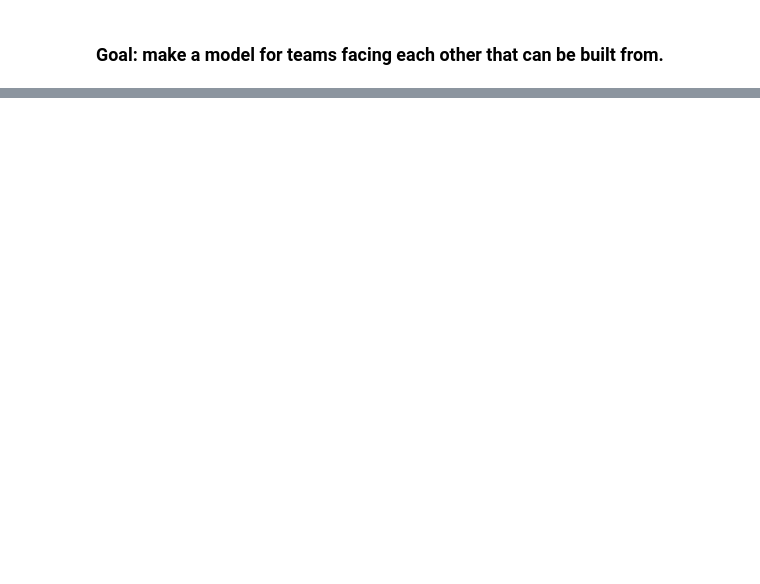
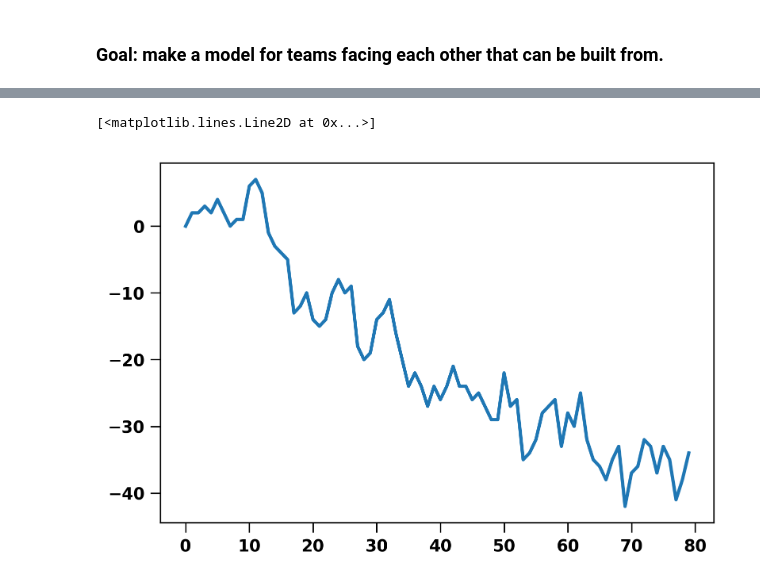
Before and after one commit to fantasy-toolz/2017-MLB-Analysis, a Jupyter notebook: league_notebooks/Matchup-Analysis.ipynb, the cells around one changed output, grey strips where cells are left out. Drawn from its saved outputs; the diff is of its cells as text; code cells hidden in the pictures; blank space fills up the shorter version.

```diff
--- a/league_notebooks/Matchup-Analysis.ipynb
+++ b/league_notebooks/Matchup-Analysis.ipynb
@@ -51,0 +153,39 @@ print datasets[0]
+# %%
+#http://www.fangraphs.com/wins.aspx?date=2017-04-03&team=Twins&dh=0&season=2017
+
+teams2 = ['twins']
+
+GameLog = {}
+
+
+for inteam in teams2:
+
+    print inteam
+
+
+    r  = requests.get('http://www.fangraphs.com/teams/'+inteam+'/schedule')
+
+    data = r.text
+
+    soup = BeautifulSoup(data)
+
+    table_div = soup.find('div' , {"class":"team-schedule-table"})
+    table = table_div.find('table')
+
+    # The first tr contains the field names.
+    headings = [th.get_text() for th in table.find("tr").find_all("th")]
+
+    # get number of games played
+    ngames = 0
+    for row in table.find_all("tr")[1:]:
+        if [td.get_text() for td in row.find_all("td")][5] != '':
+            GameLog[ngames] = {}
+            sav = [td.find('a') for td in row.find_all("td")][0]
+            GameLog[ngames]['link'] = sav.get('href')[0:25]+'plays'+sav.get('href')[29:]
+            GameLog[ngames]['oppo'] = [td.get_text() for td in row.find_all("td")][8]
+            GameLog[ngames]['home'] = [td.get_text() for td in row.find_all("td")][7]
+            ngames += 1
+
+
+
+#print GameLog[10]
@@ -51,0 +251,5 @@ print datasets[0]
+# %%
+plt.plot(np.cumsum(starter_off-starter_def))
+# %% [output]
+[<matplotlib.lines.Line2D at 0x...>]
+[figure, added]
```
Also changed, not shown: parts of 10 cells of this notebook.
